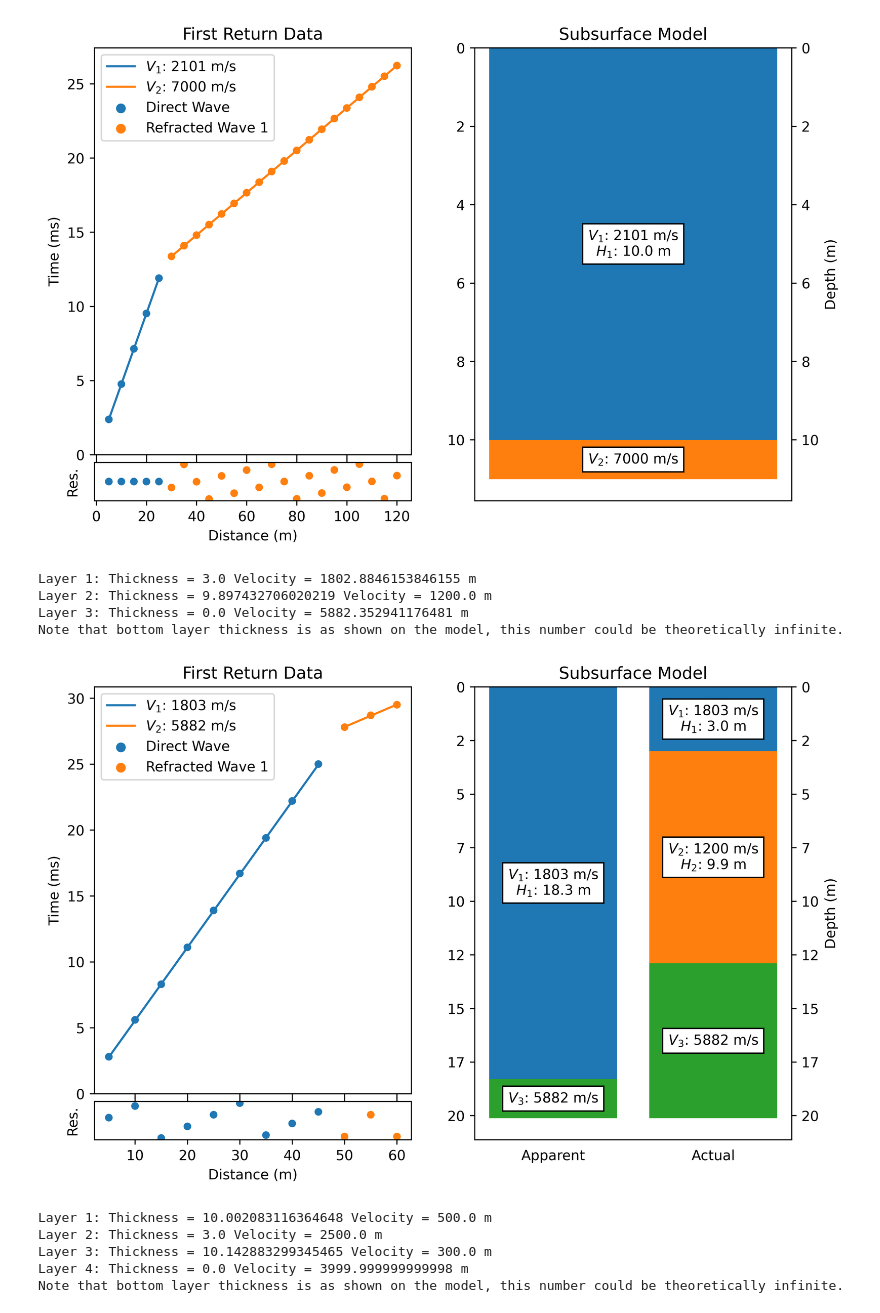
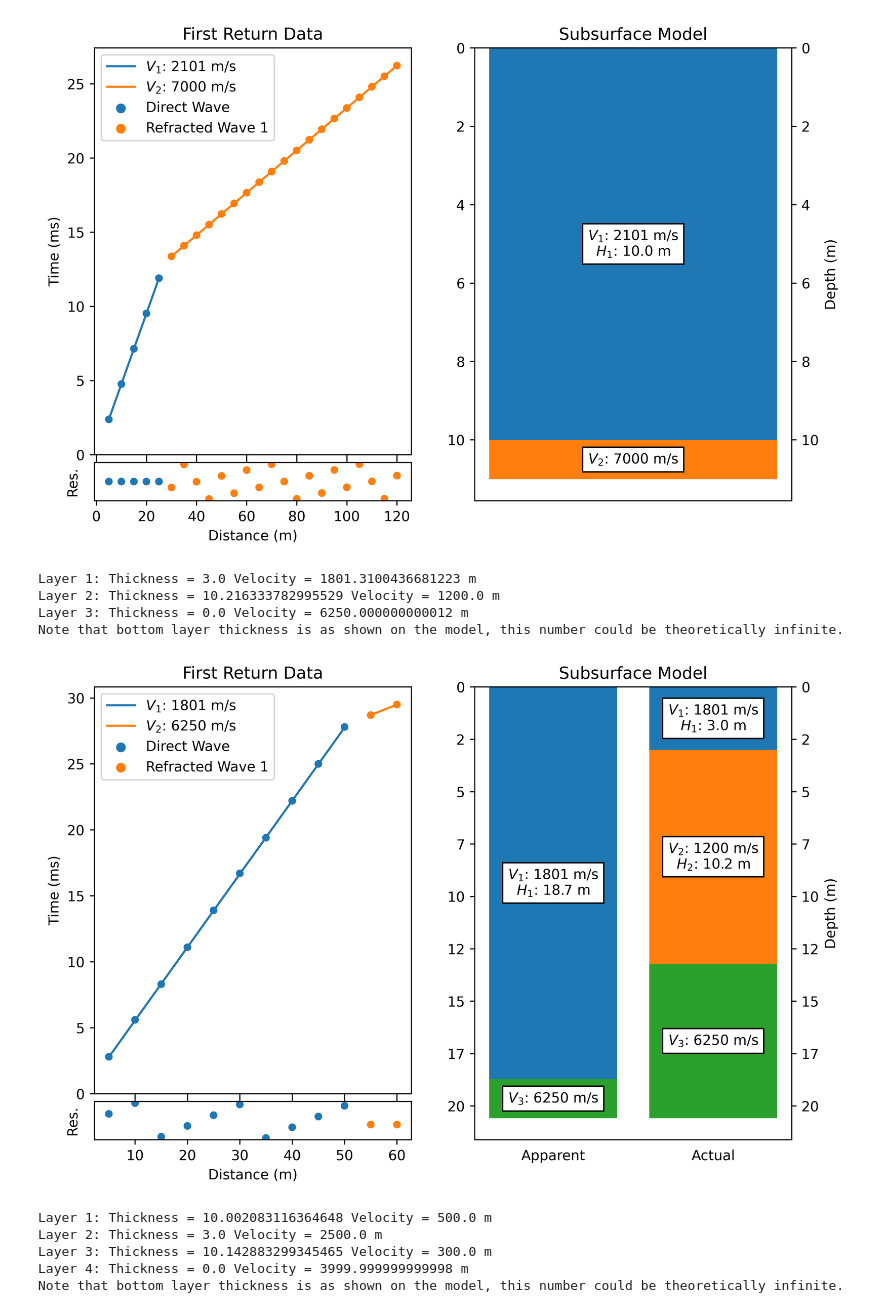
Before and after one commit to hernypeterson/refract, a Jupyter notebook: horizontal-refract.ipynb, the cells around one changed output. Saved outputs shown, nothing was run; the diff lists cells and outputs as text; code cells hidden in the pictures.

```diff
--- a/horizontal-refract.ipynb
+++ b/horizontal-refract.ipynb
@@ -126,6 +126,8 @@ class RefractTrace():
 
     def plot(self):
 
+        plt.rcParams['svg.fonttype'] = 'none'
+
         # Set up Labeling
         self.label_obs = [f'{self.label[int(i)]}' for i in self.label_code]
         self.label_calc = [f'$V_{int(i)+1}$: {round(self.velocity[int(i) + all((self.hidden, i > self.num_layers_above - 1))])} m/s' for i in self.label_code]
@@ -242,7 +244,7 @@ class RefractTrace():
         ax3.set_title('Subsurface Model')
 
         # save as vector file
-        # fig.savefig("plot.svg")
+        fig.savefig("plot.svg")
 
     def print_model(self):
         for k in range(self.num_layers):
@@ -311,34 +313,34 @@ trace_Q2.plot()
 # %%
 data_Q3 = np.array([
     [5, 2.8],
     [10, 5.6],
     [15, 8.3],
     [20, 11.1],
     [25, 13.9],
     [30, 16.7],
     [35, 19.4],
     [40, 22.2],
     [45, 25.0],
     [50, 27.8],
     [55, 28.7],
     [60, 29.5]
 ])
 
 # convert ms to s
 data_Q3[:,1] = data_Q3[:,1] / 1000
 
 trace_Q3 = RefractTrace(data_Q3)
-trace_Q3.setup_model(breakpoints = [9])
+trace_Q3.setup_model(breakpoints = [10])
 trace_Q3.model()
 trace_Q3.model_hidden_layer(above_layer_thickness=3, low_velocity=1200, num_layers_above=1)
 trace_Q3.print_model()
 trace_Q3.plot()
 # %% [output]
-Layer 1: Thickness = 3.0 Velocity = 1802.8846153846155 m
-Layer 2: Thickness = 9.897432706020219 Velocity = 1200.0 m
-Layer 3: Thickness = 0.0 Velocity = 5882.352941176481 m
+Layer 1: Thickness = 3.0 Velocity = 1801.3100436681223 m
+Layer 2: Thickness = 10.216333782995529 Velocity = 1200.0 m
+Layer 3: Thickness = 0.0 Velocity = 6250.000000000012 m
 Note that bottom layer thickness is as shown on the model, this number could be theoretically infinite.
-[figure, old version]
+[figure, new version]
 # %%
 data_TR = np.array([
     [  5. ,  10. ],
```
Also changed, not shown: 2 other files.
